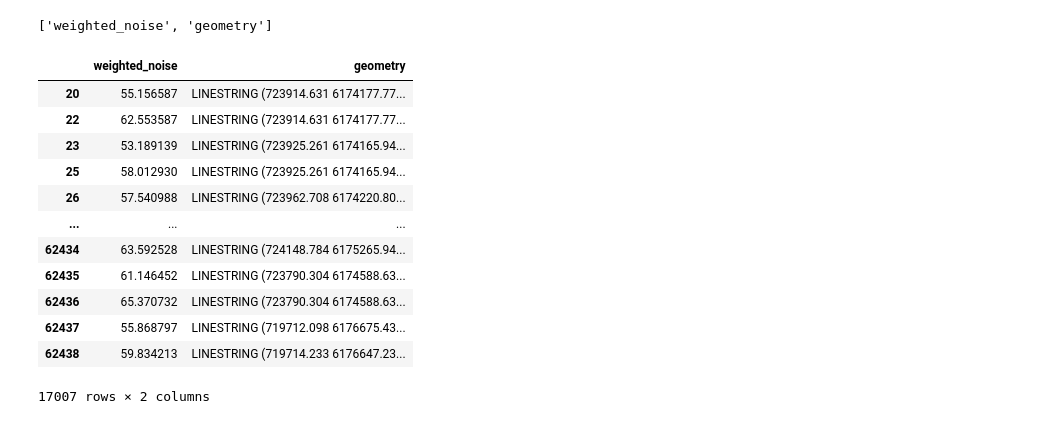
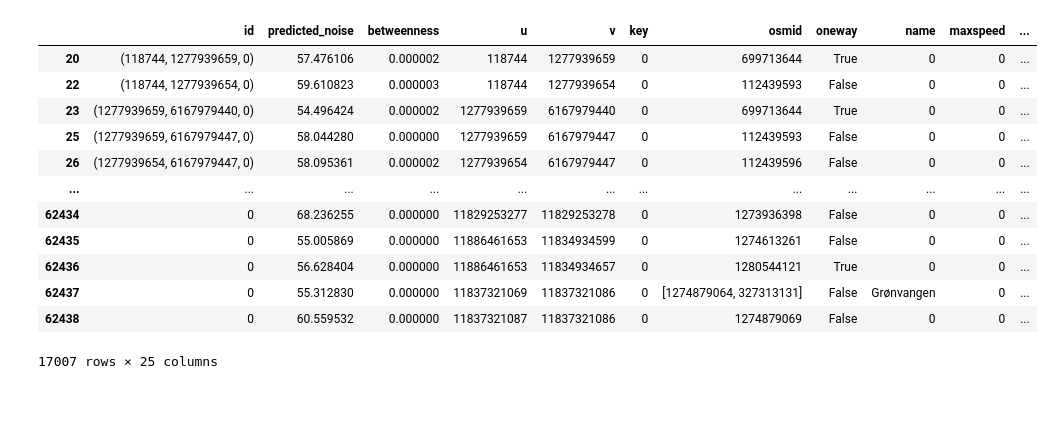
Before and after one commit to Marcus-Friis/geospatial-exam, a Jupyter notebook: notebooks/experimental/classifying_edges.ipynb, the cells around one changed output. Cells and saved outputs as stored; diff of their text form; code cells hidden in the pictures.

```diff
--- a/notebooks/experimental/classifying_edges.ipynb
+++ b/notebooks/experimental/classifying_edges.ipynb
@@ -87,22 +125,14 @@ features = [
     'length',
     'lanes',
     'width',
+    'highway_other',
+    'highway_path',
     'highway_residential',
-    'highway_secondary',
-    'highway_secondary_link',
     'highway_service',
-    'highway_tertiary',
-    'highway_tertiary_link',
-    'highway_track',
-    'highway_trunk',
-    'highway_trunk_link',
-    'highway_unclassified',
-    'oneway_False',
-    'oneway_True',
-    'bridge_0',
-    'bridge_boardwalk',
-    'bridge_yes'
+    'highway_tertiary'
 ]
 target = 'weighted_noise'
 # %%
-gdf['width'] = pd.to_numeric(gdf['width'], errors='coerce')
+gdf_processed['width'] = pd.to_numeric(gdf_processed['width'], errors='coerce')
+gdf_processed['lanes'] = pd.to_numeric(gdf_processed['lanes'], errors='coerce')
+gdf_processed['maxspeed'] = pd.to_numeric(gdf_processed['maxspeed'], errors='coerce')
@@ -111,7 +139,7 @@ gdf = gdf.drop(columns=["id"])
 # %%
 # Separate rows with and without the target feature
-train_data = gdf[gdf[target] > 0.0]
-test_data = gdf[gdf[target] == 0.0]
+train_data = gdf_processed[gdf_processed[target] > 0.0]
+test_data = gdf_processed[gdf_processed[target] == 0.0]
 
 X_train = train_data[features]
 y_train = train_data[target]
@@ -123,4 +166,4 @@ X_train, X_val, y_train, y_val = train_test_split(X_train, y_train, test_size=0.
 # %%
-model = RandomForestRegressor(n_estimators=50, random_state=42)
+model = RandomForestRegressor(n_estimators=100,  random_state=42, )
 model.fit(X_train, y_train)
 # %% [output]
@@ -147,21 +188,18 @@ ny = test_data[["weighted_noise", "geometry"]]
-# %%
-list(ny)
-# %% [output]
-['weighted_noise', 'geometry']
 # %%
-gdf = gpd.GeoDataFrame(ny, geometry=ny.geometry)
-gdf.set_crs(epsg=25832, inplace=True)
+test_data.rename(columns={'weighted_noise': 'predicted_noise'}, inplace=True)
+gdf_ny = gpd.GeoDataFrame(test_data, geometry=test_data.geometry)
+gdf_ny.set_crs(epsg=25832, inplace=True)
 # %% [output]
-|  | weighted_noise | geometry |
-| 20 | 55.156587 | LINESTRING (723914.631 6174177.77... |
-| 22 | 62.553587 | LINESTRING (723914.631 6174177.77... |
-| 23 | 53.189139 | LINESTRING (723925.261 6174165.94... |
-| 25 | 58.012930 | LINESTRING (723925.261 6174165.94... |
-| 26 | 57.540988 | LINESTRING (723962.708 6174220.80... |
-| ... | ... | ... |
-| 62434 | 63.592528 | LINESTRING (724148.784 6175265.94... |
-| 62435 | 61.146452 | LINESTRING (723790.304 6174588.63... |
-| 62436 | 65.370732 | LINESTRING (723790.304 6174588.63... |
-| 62437 | 55.868797 | LINESTRING (719712.098 6176675.43... |
-| 62438 | 59.834213 | LINESTRING (719714.233 6176647.23... |
+|  | id | predicted_noise | betweenness | u | v | key | osmid | oneway | name | maxspeed | ... |
+| 20 | (118744, 1277939659, 0) | 57.476106 | 0.000002 | 118744 | 1277939659 | 0 | 699713644 | True | 0 | 0 | ... |
+| 22 | (118744, 1277939654, 0) | 59.610823 | 0.000003 | 118744 | 1277939654 | 0 | 112439593 | False | 0 | 0 | ... |
+| 23 | (1277939659, 6167979440, 0) | 54.496424 | 0.000002 | 1277939659 | 6167979440 | 0 | 699713644 | True | 0 | 0 | ... |
+| 25 | (1277939659, 6167979447, 0) | 58.044280 | 0.000000 | 1277939659 | 6167979447 | 0 | 112439593 | False | 0 | 0 | ... |
+| 26 | (1277939654, 6167979447, 0) | 58.095361 | 0.000002 | 1277939654 | 6167979447 | 0 | 112439596 | False | 0 | 0 | ... |
+| ... | ... | ... | ... | ... | ... | ... | ... | ... | ... | ... | ... |
+| 62434 | 0 | 68.236255 | 0.000000 | 11829253277 | 11829253278 | 0 | 1273936398 | False | 0 | 0 | ... |
+| 62435 | 0 | 55.005869 | 0.000000 | 11886461653 | 11834934599 | 0 | 1274613261 | False | 0 | 0 | ... |
+| 62436 | 0 | 56.628404 | 0.000000 | 11886461653 | 11834934657 | 0 | 1280544121 | True | 0 | 0 | ... |
+| 62437 | 0 | 55.312830 | 0.000000 | 11837321069 | 11837321086 | 0 | [1274879064, 327313131] | False | Grønvangen | 0 | ... |
+| 62438 | 0 | 60.559532 | 0.000000 | 11837321087 | 11837321086 | 0 | 1274879069 | False | 0 | 0 | ... |
-17007 rows × 2 columns
+17007 rows × 25 columns
```
Also changed, not shown: parts of 32 cells of this notebook, 2 other files.
